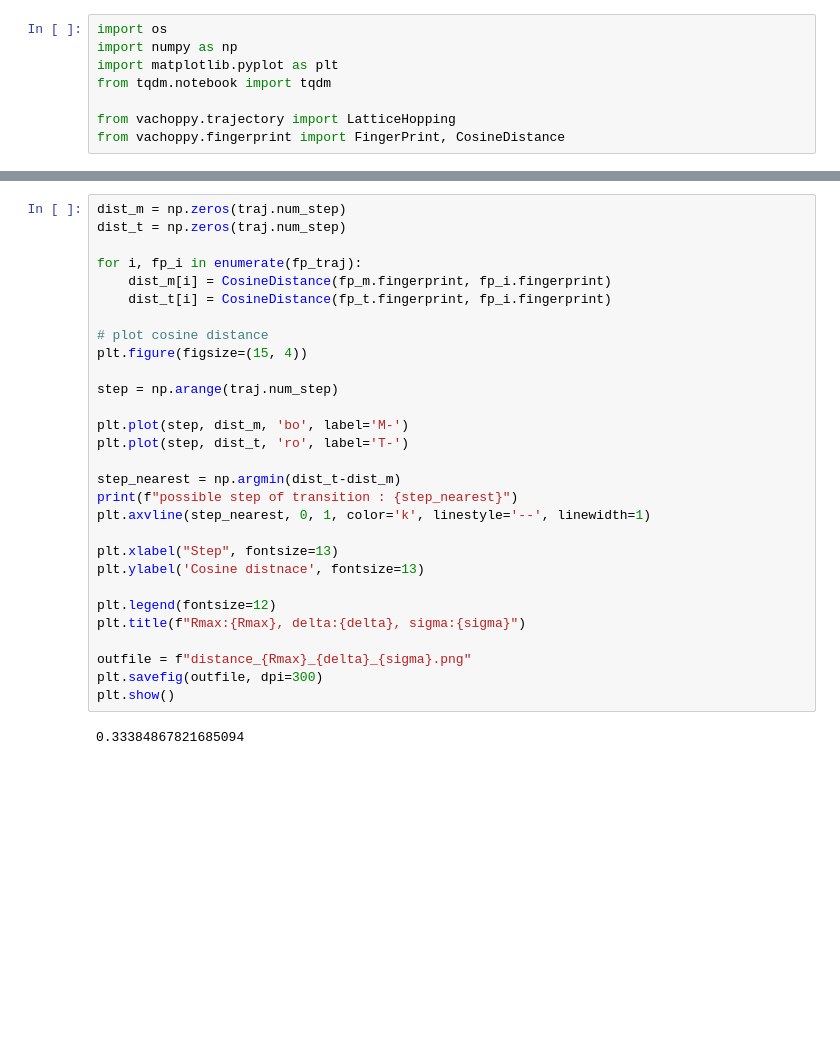
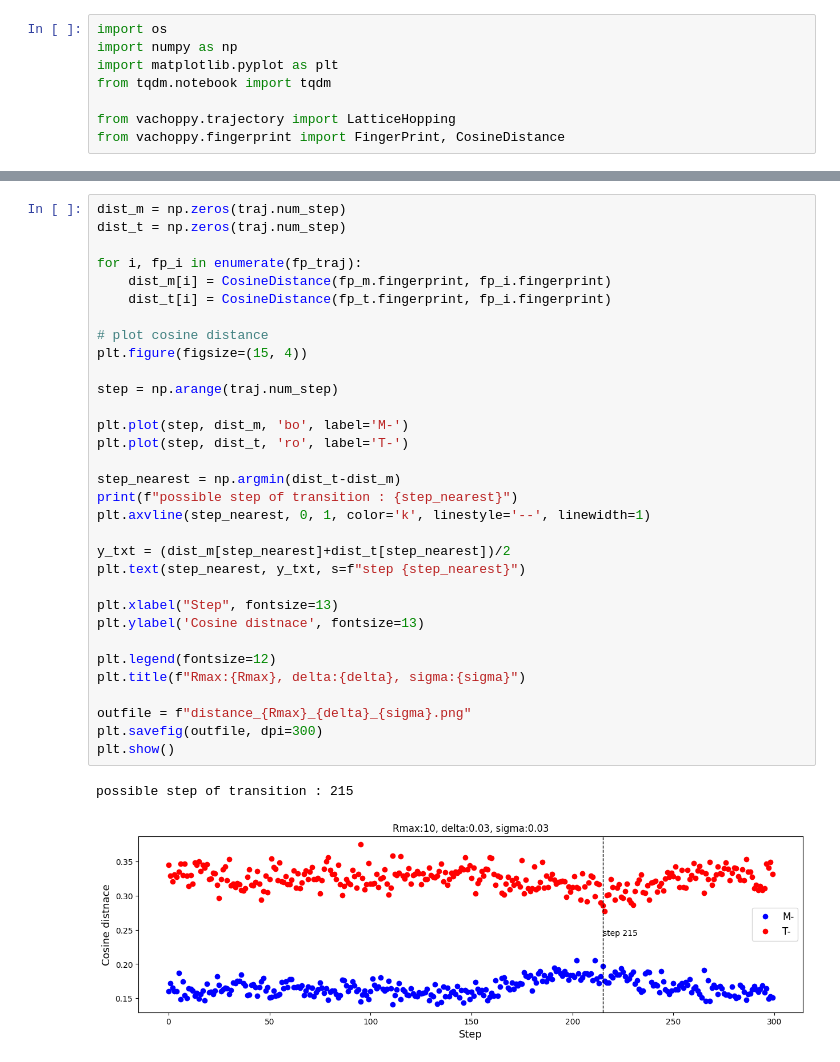
Before and after one commit to TY-Jeong/VacHopPy, a Jupyter notebook: example/3.FingerPrint/fingerprint.ipynb, the cells around one changed output, grey strips where cells are left out. Saved outputs shown, nothing was run; the diff lists cells and outputs as text; blank space fills up the shorter version.

```diff
--- a/example/3.FingerPrint/fingerprint.ipynb
+++ b/example/3.FingerPrint/fingerprint.ipynb
@@ -63,31 +62,35 @@ KeyboardInterrupt:
 # %%
 dist_m = np.zeros(traj.num_step)
 dist_t = np.zeros(traj.num_step)
 
 for i, fp_i in enumerate(fp_traj):
     dist_m[i] = CosineDistance(fp_m.fingerprint, fp_i.fingerprint)
     dist_t[i] = CosineDistance(fp_t.fingerprint, fp_i.fingerprint)
 
 # plot cosine distance
 plt.figure(figsize=(15, 4))
 
 step = np.arange(traj.num_step)
 
 plt.plot(step, dist_m, 'bo', label='M-')
 plt.plot(step, dist_t, 'ro', label='T-')
 
 step_nearest = np.argmin(dist_t-dist_m)
 print(f"possible step of transition : {step_nearest}")
 plt.axvline(step_nearest, 0, 1, color='k', linestyle='--', linewidth=1)
 
+y_txt = (dist_m[step_nearest]+dist_t[step_nearest])/2
+plt.text(step_nearest, y_txt, s=f"step {step_nearest}")
+
 plt.xlabel("Step", fontsize=13)
 plt.ylabel('Cosine distnace', fontsize=13)
 
 plt.legend(fontsize=12)
 plt.title(f"Rmax:{Rmax}, delta:{delta}, sigma:{sigma}")
 
 outfile = f"distance_{Rmax}_{delta}_{sigma}.png"
 plt.savefig(outfile, dpi=300)
 plt.show()
 # %% [output]
-0.33384867821685094
+possible step of transition : 215
+[figure, added]
```
Also changed, not shown: parts of 2 cells of this notebook, 4 other files.
